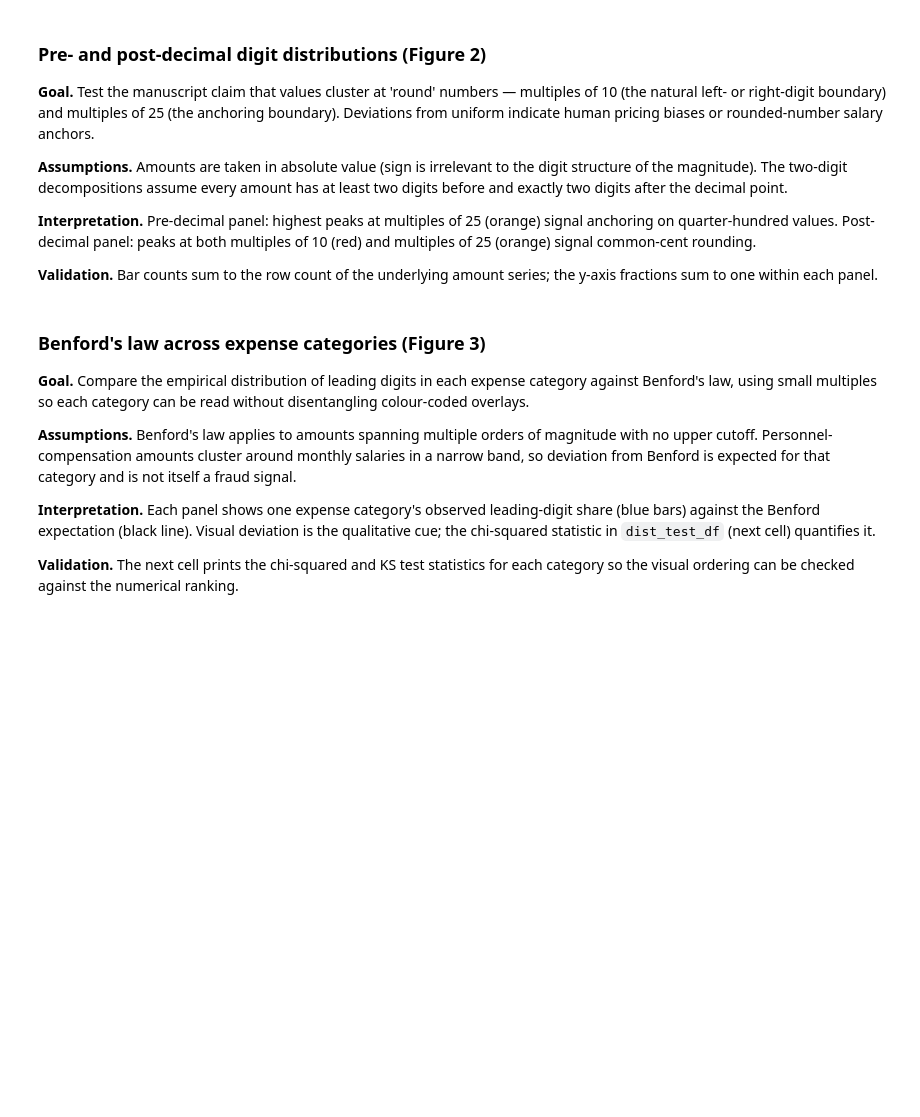
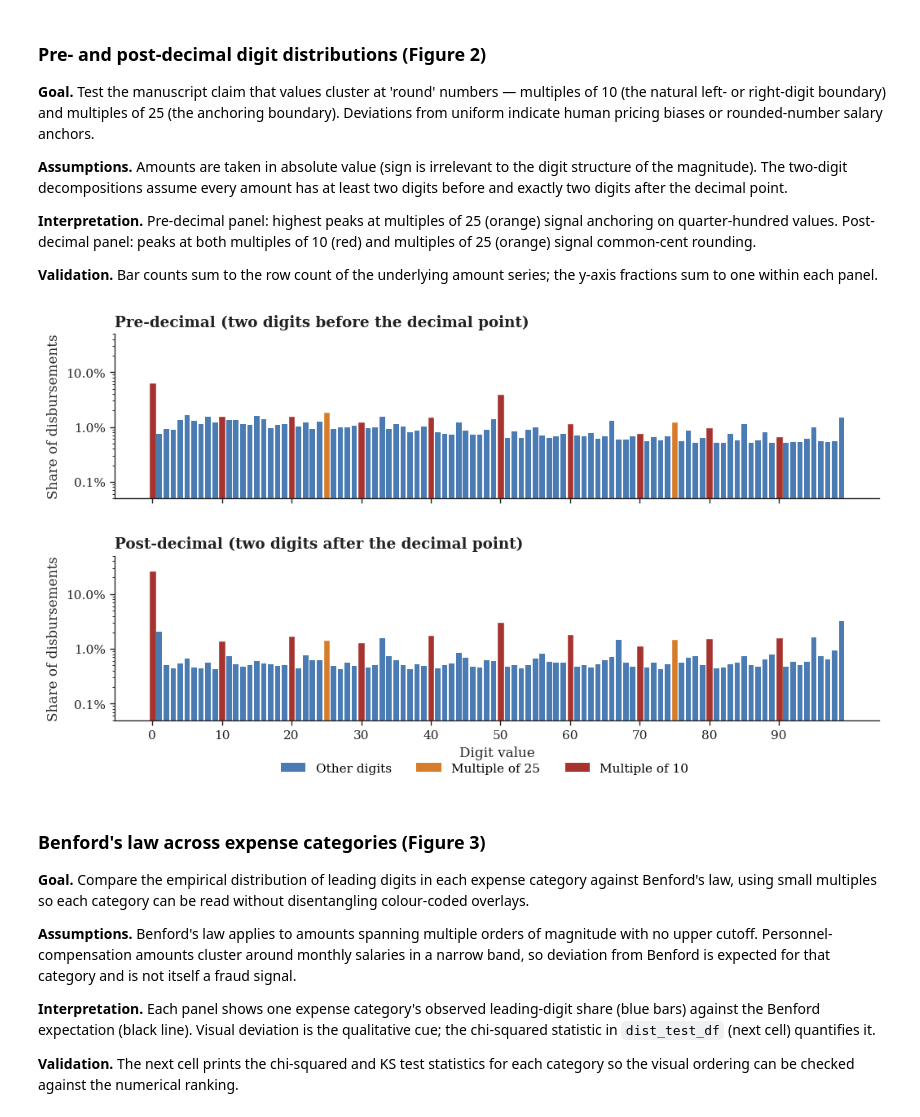
Before and after one commit to brianckeegan/exploratory-data-auditing, a Jupyter notebook: analysis_v3.ipynb, the cells around one changed output. Drawn from its saved outputs; the diff is of its cells as text; code cells hidden in the pictures; blank space fills up the shorter version.

Commit message:
revised notebook and image

```diff
--- a/analysis_v3.ipynb
+++ b/analysis_v3.ipynb
@@ -162,7 +162,7 @@ The disbursement universe and four enrichment tables are loaded once at the top
 # %%
 # Cleaned, schema-stable artifact from cleaning.ipynb (Git-LFS-tracked).
 all_db_df = pd.read_csv(
-    'all_disbursements.csv',
+    'data/all_disbursements.csv',
     encoding='utf8',
     parse_dates=['DATE', 'PERIOD_DATE', 'START DATE', 'END DATE'],
     low_memory=False,
@@ -216,6 +216,6 @@ print(f'{len(members_df):,} member-office disbursements '
 
 **Validation.** `drop_duplicates(subset=['id'])` ensures one row per Bioguide ID; downstream membership lookups raise a `KeyError` if a member is missing rather than silently substituting NaN.
 # %%
-propublica_members_df = pd.read_csv('propublica_members.csv')
+propublica_members_df = pd.read_csv('data/propublica_members.csv')
 propublica_members_df.head()
 # %% [output]
@@ -290,14 +304,15 @@ member_office_df.head()
 **Validation.** Final `cop_df` has 56 rows (50 states + DC + 4 territories with delegations + 1 ANSI placeholder); UM has been dropped explicitly. `DC_DIST` is non-negative for every row and zero for D.C. itself.
 # %%
 state_codes_df = pd.read_csv(
-    'census_state.txt', sep='|', dtype={'STATE': str}
+    'data/census_state.txt', sep='|', dtype={'STATE': str}
 )
-cop_df = pd.read_csv('census_cenpop2020.csv', dtype={'STATEFP': str})
+cop_df = pd.read_csv('data/census_cenpop2020.csv', dtype={'STATEFP': str})
 
 cop_df = pd.merge(
     left=cop_df,
     right=state_codes_df,
-    left_on='STATEFP', right_on='STATE',
+    left_on='STATEFP',
+    right_on='STATE',
     how='outer',
 )
 
@@ -468,7 +515,7 @@ before_frac = two_digits_before_counts / two_digits_before_counts.sum()
 after_frac  = two_digits_after_counts  / two_digits_after_counts.sum()
 # %%
 f, axs = plt.subplots(
-    2, 1, figsize=(11, 5.6), sharex=True,
+    2, 1, figsize=(11, 5.6), sharex=False,
     gridspec_kw={'hspace': 0.35},
 )
 
@@ -482,34 +529,36 @@ for ax, frac, label in [
         color=PALETTE['bar'], width=0.78,
     )
     # Recolour multiples of 25 (orange) and 10 (red, applied second so 50/00 stay red)
     for _i in range(0, 100, 25):
         if _i in range(len(frac)):
             bars[_i].set_color(PALETTE['bar_alt'])
     for _i in range(0, 100, 10):
         if _i in range(len(frac)):
             bars[_i].set_color(PALETTE['bar_warn'])
 
     ax.set_yscale('log')
     ax.set_ylim((5e-4, 5e-1))
     ax.yaxis.set_major_formatter(mtick.PercentFormatter(1, decimals=1))
     ax.set_ylabel('Share of disbursements')
     ax.set_title(label, loc='left')
     ax.set_xticks(range(0, 100, 10))
     ax.set_xticklabels(range(0, 100, 10))
 
 axs[1].set_xlabel('Digit value')
 
 f.legend(
     handles=[
         Patch(facecolor=PALETTE['bar'],      label='Other digits'),
         Patch(facecolor=PALETTE['bar_alt'],  label='Multiple of 25'),
         Patch(facecolor=PALETTE['bar_warn'], label='Multiple of 10'),
     ],
     loc='lower center', ncol=3,
     bbox_to_anchor=(0.5, -0.02), frameon=False,
 )
 
-f.savefig('pre_post_decimal.png')
+f.savefig('images/pre_post_decimal.png')
+# %% [output]
+[figure, added]
 # %% [markdown]
 ### Benford's law across expense categories (Figure 3)
 
```
Also changed, not shown: parts of 39 cells of this notebook, 1 other file.
